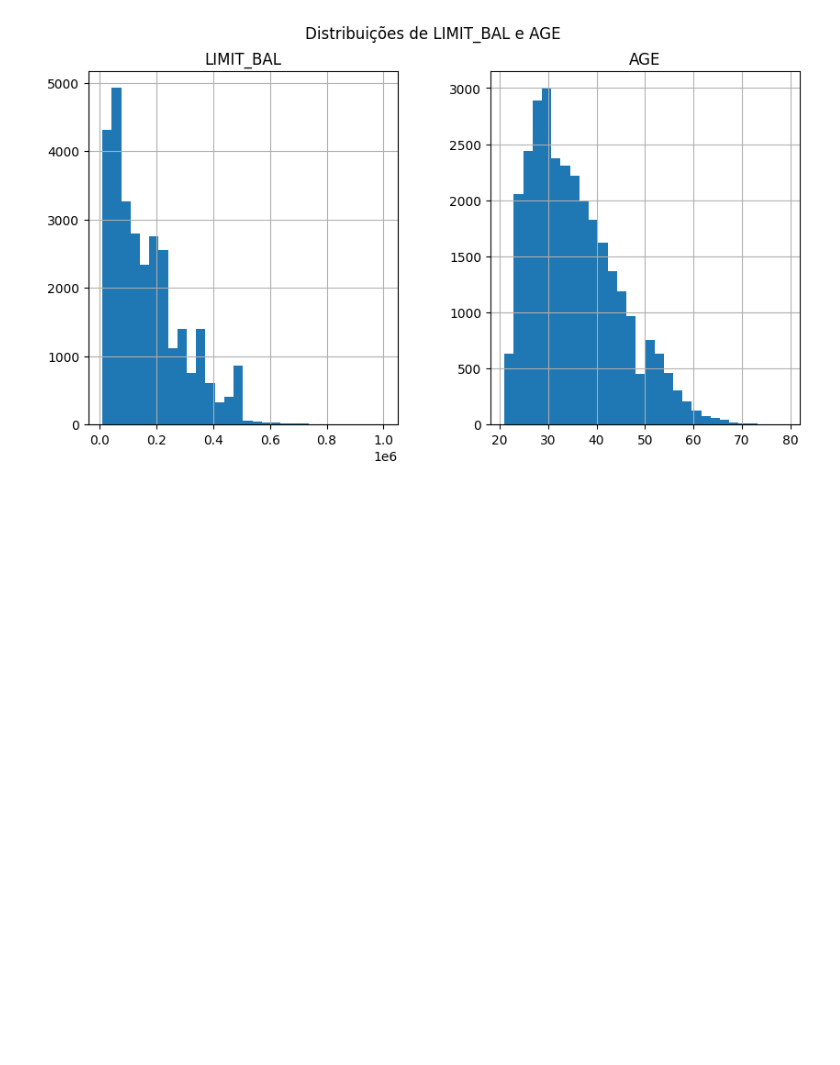
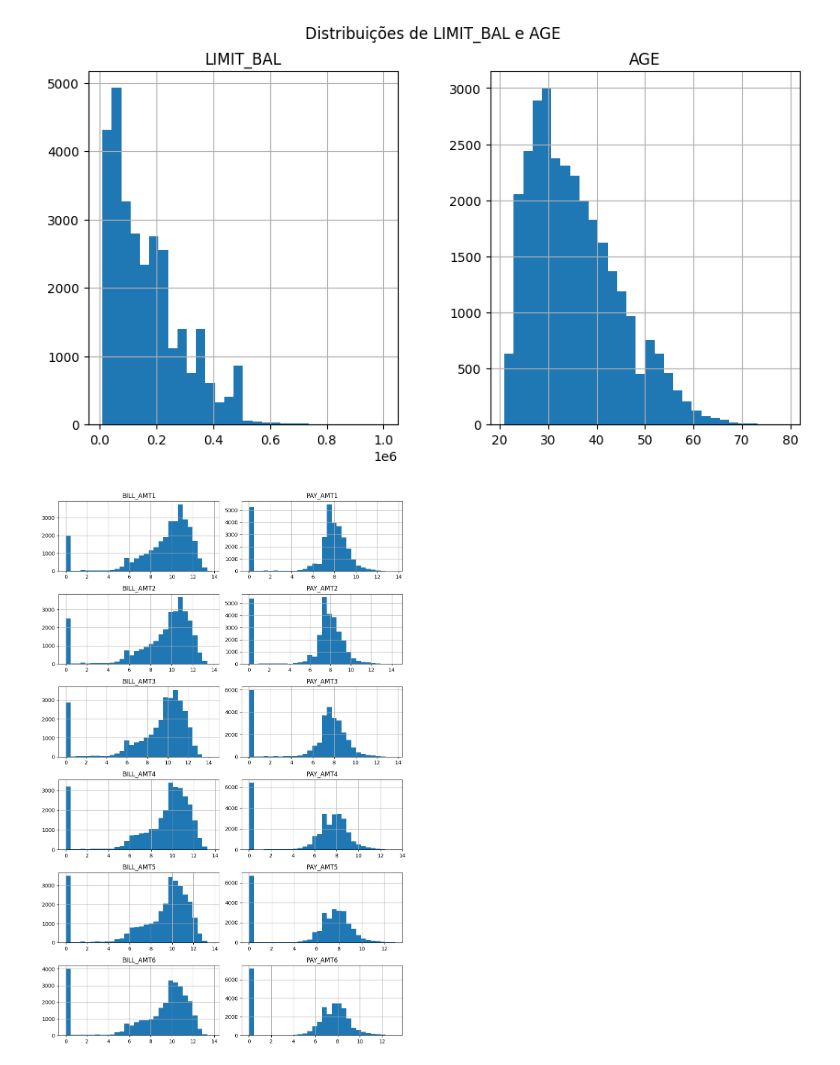
Before and after one commit to Micaelferrari/aprendizado-supervisionado, a Jupyter notebook: AprendizadoSuperisionado.ipynb, the cells around one changed output. Saved outputs shown, nothing was run; the diff lists cells and outputs as text; code cells hidden in the pictures; blank space fills up the shorter version.

```diff
--- a/AprendizadoSuperisionado.ipynb
+++ b/AprendizadoSuperisionado.ipynb
@@ -138,6 +156,9 @@ df[categorical_cols] = df[categorical_cols].astype('category')
 # Remover a coluna 'ID', se presente
 df = df.drop('ID', axis=1, errors='ignore')
 
+df = df.dropna()  # Remove linhas com valores ausentes
+print("Linhas restantes:", len(df))
+
 # Verificar tipos de dados
 print("Tipos de dados após conversão:")
 print(df.dtypes)
@@ -275,3 +291,23 @@ plt.suptitle('Distribuições de LIMIT_BAL e AGE')
 plt.show()
 # %% [output]
 [figure]
+# %%
+fig, axes = plt.subplots(6, 2, figsize=(10, 15))  # 6 rows, 2 columns
+bill_cols = ['BILL_AMT1', 'BILL_AMT2', 'BILL_AMT3', 'BILL_AMT4', 'BILL_AMT5', 'BILL_AMT6']
+pay_cols = ['PAY_AMT1', 'PAY_AMT2', 'PAY_AMT3', 'PAY_AMT4', 'PAY_AMT5', 'PAY_AMT6']
+
+for i, (bill_col, pay_col) in enumerate(zip(bill_cols, pay_cols)):
+    # Plot BILL_AMT histogram (left column)
+    ax_bill = axes[i, 0]
+    df[bill_col].apply(lambda x: np.log1p(abs(x)) if x != 0 else 0).hist(bins=30, ax=ax_bill)
+    ax_bill.set_title(f'{bill_col}')
+
+    # Plot PAY_AMT histogram (right column)
+    ax_pay = axes[i, 1]
+    df[pay_col].apply(lambda x: np.log1p(abs(x)) if x != 0 else 0).hist(bins=30, ax=ax_pay)
+    ax_pay.set_title(f'{pay_col}')
+
+plt.tight_layout()
+plt.show()
+# %% [output]
+[figure, added]
```
Also changed, not shown: parts of 12 cells of this notebook.
